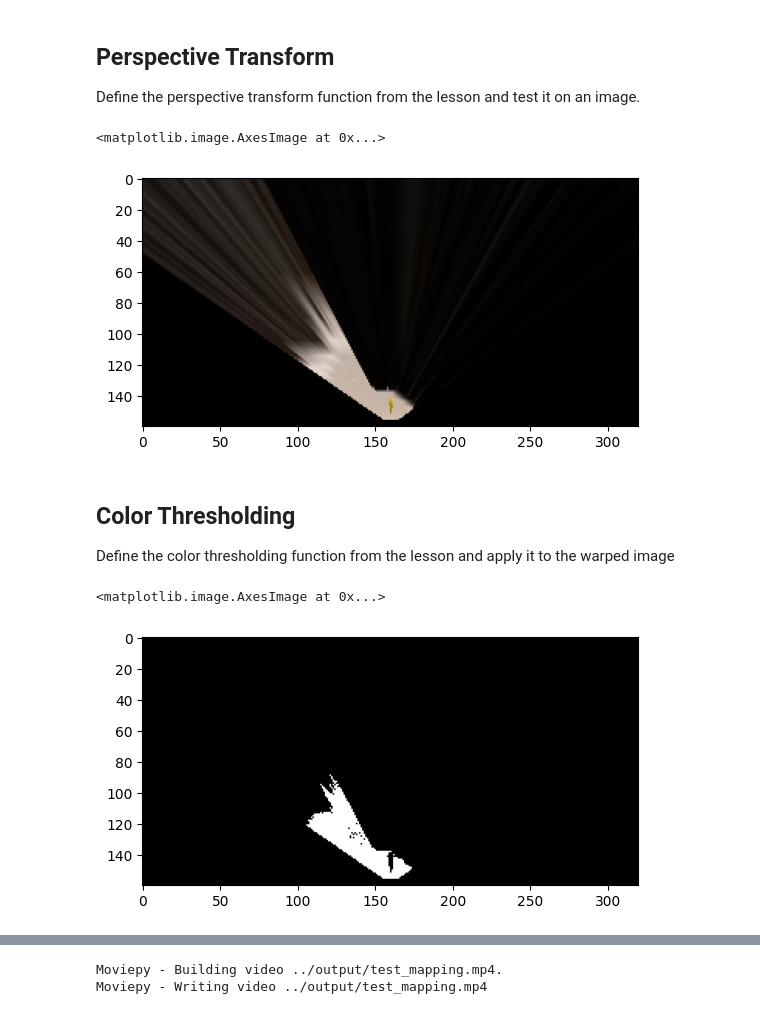
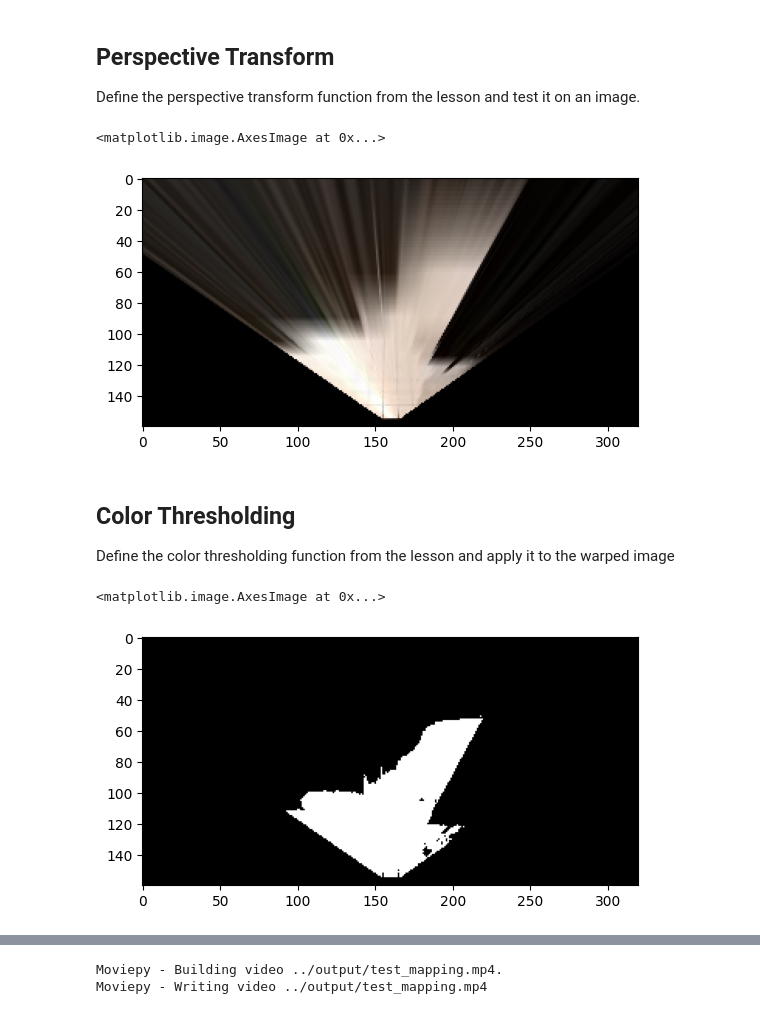
Before and after one commit to mourra950/Rover_Sim, a Jupyter notebook: code/Lab 3 - Vision Project Walkthrough.ipynb, the cells around one changed output, grey strips where cells are left out. Saved outputs shown, nothing was run; the diff lists cells and outputs as text; code cells hidden in the pictures.

```diff
--- a/code/Lab 3 - Vision Project Walkthrough.ipynb
+++ b/code/Lab 3 - Vision Project Walkthrough.ipynb
@@ -73,14 +73,14 @@
                 [image.shape[1]/2 + dst_size, image.shape[0] - bottom_offset],
                 [image.shape[1]/2 + dst_size, image.shape[0] - 2*dst_size - bottom_offset],
                 [image.shape[1]/2 - dst_size, image.shape[0] - 2*dst_size - bottom_offset],
                 ])
 
-warped = perspect_transform(rock_img, source, destination)
+warped = perspect_transform(grid_img, source, destination)
 plt.imshow(warped)
 #scipy.misc.imsave('../output/warped_example.jpg', warped)
 # %% [output]
 <matplotlib.image.AxesImage at 0x...>
-[figure, old version]
+[figure, new version]
 # %% [markdown]
 ## Color Thresholding
 Define the color thresholding function from the lesson and apply it to the warped image
@@ -119,7 +119,7 @@ plt.imshow(terrain_img, cmap='gray')
 #scipy.misc.imsave('../output/warped_threshed.jpg', threshed*255)
 # %% [output]
 <matplotlib.image.AxesImage at 0x...>
-[figure, old version]
+[figure, new version]
 # %%
 
 # Define a function to convert from image coords to rover coords
```
Also changed, not shown: parts of 2 cells of this notebook, 1 other file.
